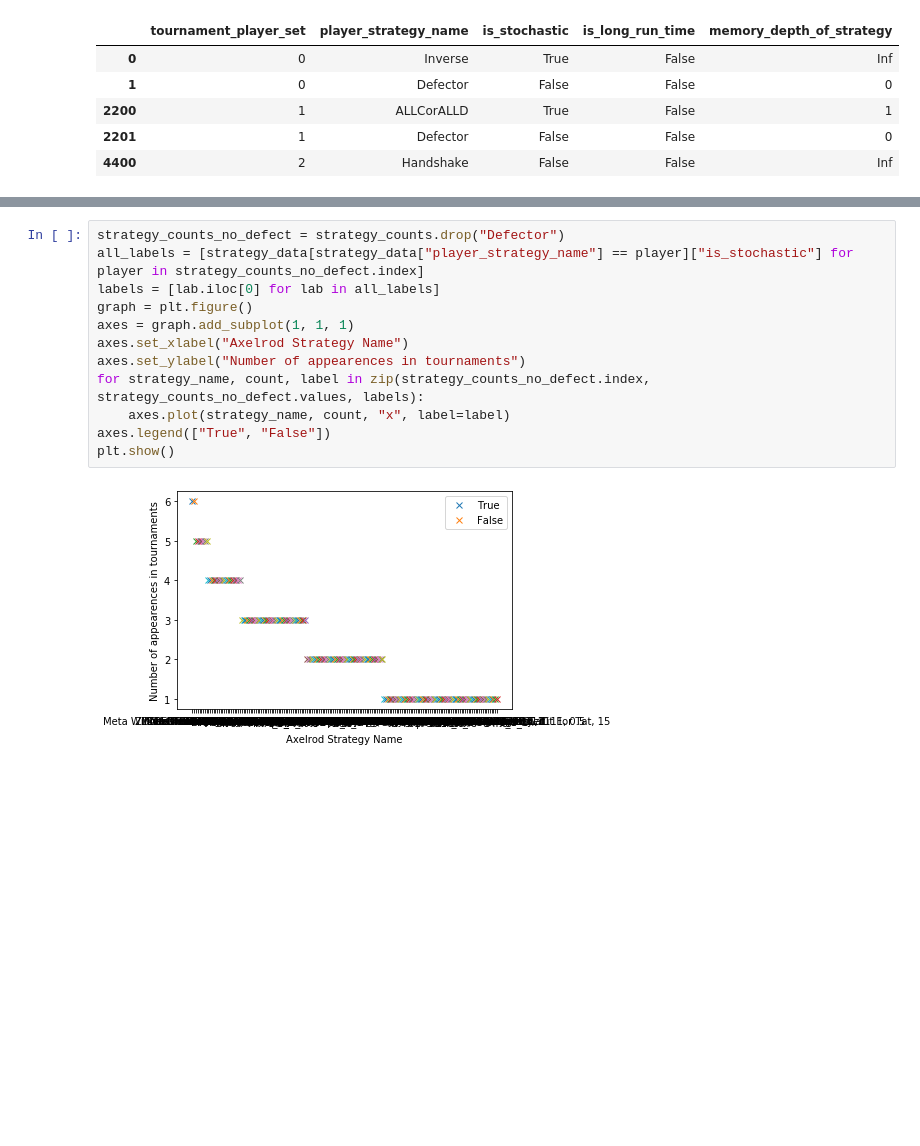
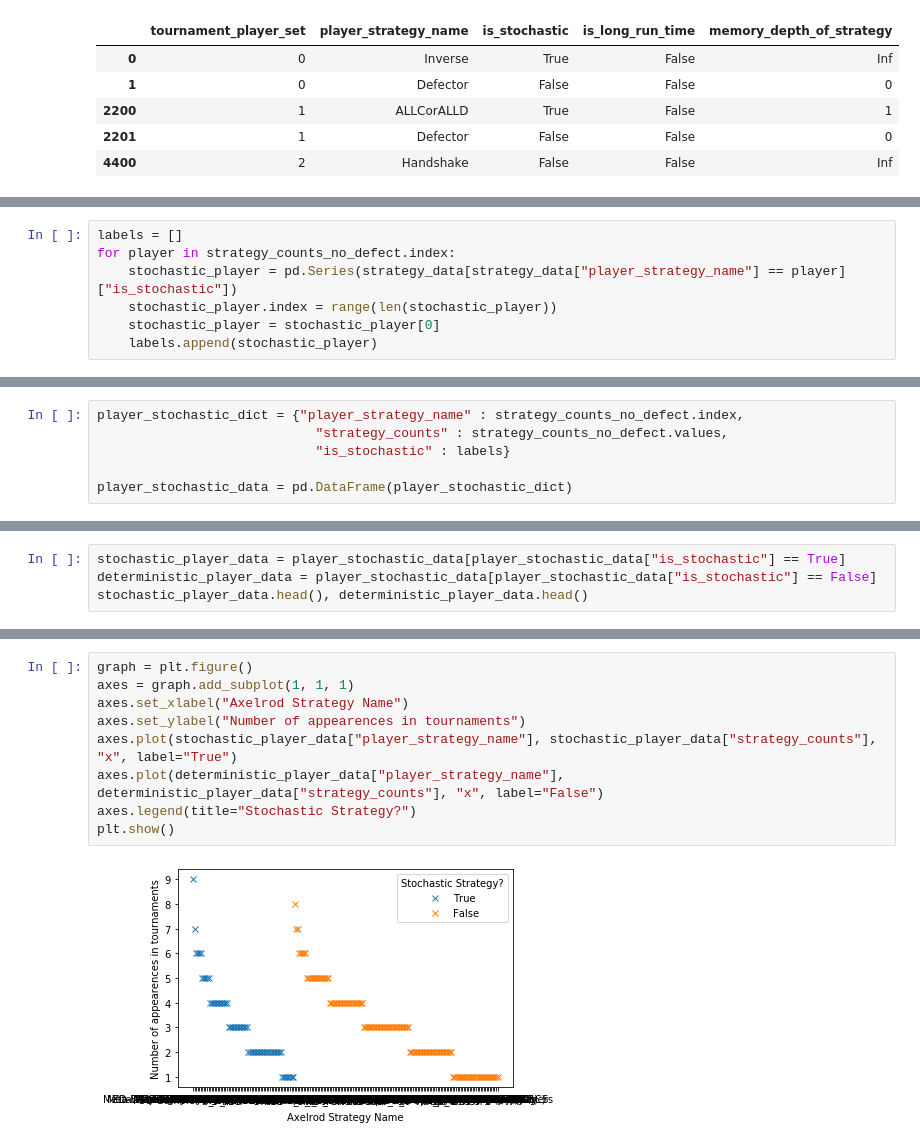
Before and after one commit to shapperzsm/final-project, a Jupyter notebook: src/analysing-the-data/initial-analysis.ipynb, the cells around one changed output, grey strips where cells are left out. Cells and saved outputs as stored; diff of their text form; blank space fills up the shorter version.

Commit message:
Continued initial analysis.
Need to figure out what to do about degeneracy.

```diff
--- a/src/analysing-the-data/initial-analysis.ipynb
+++ b/src/analysing-the-data/initial-analysis.ipynb
@@ -117,0 +126,7 @@ The majority of strategies participating in this experiment had either an infini
+# %%
+labels = []
+for player in strategy_counts_no_defect.index:
+    stochastic_player = pd.Series(strategy_data[strategy_data["player_strategy_name"] == player]["is_stochastic"])
+    stochastic_player.index = range(len(stochastic_player))
+    stochastic_player = stochastic_player[0]
+    labels.append(stochastic_player)
@@ -117,0 +137,6 @@ The majority of strategies participating in this experiment had either an infini
+# %%
+player_stochastic_dict = {"player_strategy_name" : strategy_counts_no_defect.index,
+                            "strategy_counts" : strategy_counts_no_defect.values,
+                            "is_stochastic" : labels}
+
+player_stochastic_data = pd.DataFrame(player_stochastic_dict)
@@ -117,0 +152,4 @@ The majority of strategies participating in this experiment had either an infini
+# %%
+stochastic_player_data = player_stochastic_data[player_stochastic_data["is_stochastic"] == True]
+deterministic_player_data = player_stochastic_data[player_stochastic_data["is_stochastic"] == False]
+stochastic_player_data.head(), deterministic_player_data.head()
@@ -118,14 +169,11 @@ The majority of strategies participating in this experiment had either an infini
 # %%
-strategy_counts_no_defect = strategy_counts.drop("Defector")
-all_labels = [strategy_data[strategy_data["player_strategy_name"] == player]["is_stochastic"] for player in strategy_counts_no_defect.index]
-labels = [lab.iloc[0] for lab in all_labels]
 graph = plt.figure()
 axes = graph.add_subplot(1, 1, 1)
 axes.set_xlabel("Axelrod Strategy Name")
 axes.set_ylabel("Number of appearences in tournaments")
-for strategy_name, count, label in zip(strategy_counts_no_defect.index, strategy_counts_no_defect.values, labels):
-    axes.plot(strategy_name, count, "x", label=label)
-axes.legend(["True", "False"])
+axes.plot(stochastic_player_data["player_strategy_name"], stochastic_player_data["strategy_counts"], "x", label="True")
+axes.plot(deterministic_player_data["player_strategy_name"], deterministic_player_data["strategy_counts"], "x", label="False")
+axes.legend(title="Stochastic Strategy?")
 plt.show()
 # %% [output]
-[figure, old version]
+[figure, new version]
```
Also changed, not shown: parts of 16 cells of this notebook, 1 other file.
